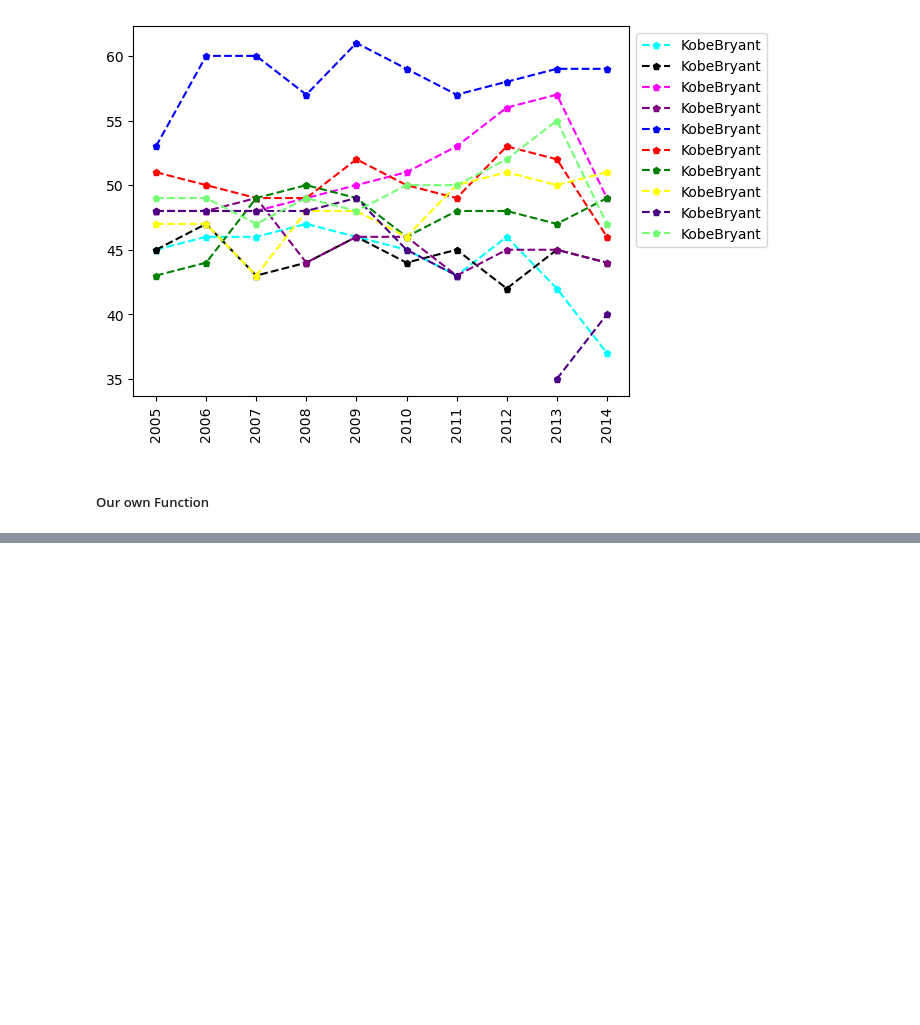
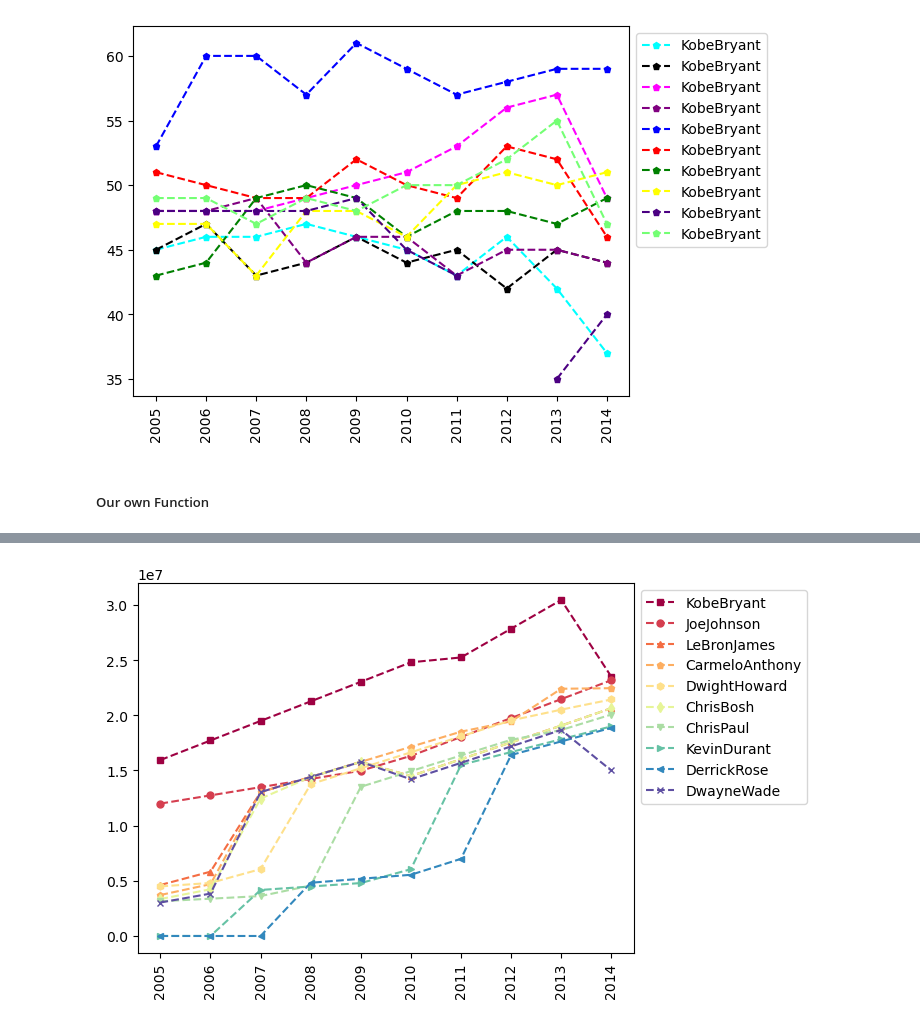
Before and after one commit to nicky-ops/Python_for_data_science, a Jupyter notebook: matrices.ipynb, the cells around one changed output, grey strips where cells are left out. Saved outputs shown, nothing was run; the diff lists cells and outputs as text; code cells hidden in the pictures; blank space fills up the shorter version.

```diff
--- a/matrices.ipynb
+++ b/matrices.ipynb
@@ -529,0 +601,4 @@ myplot(playerlist)
+# %%
+myplot(Salary)
+# %% [output]
+[figure, added]
```
Also changed, not shown: parts of 17 cells of this notebook.
